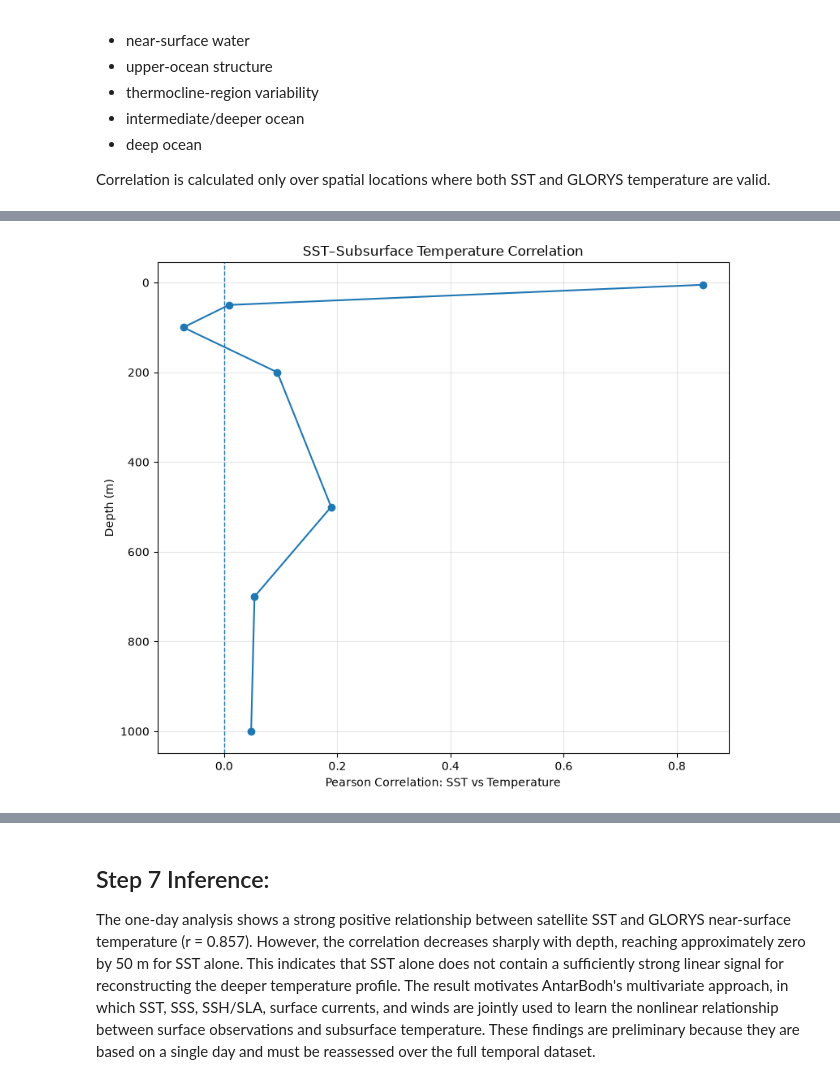
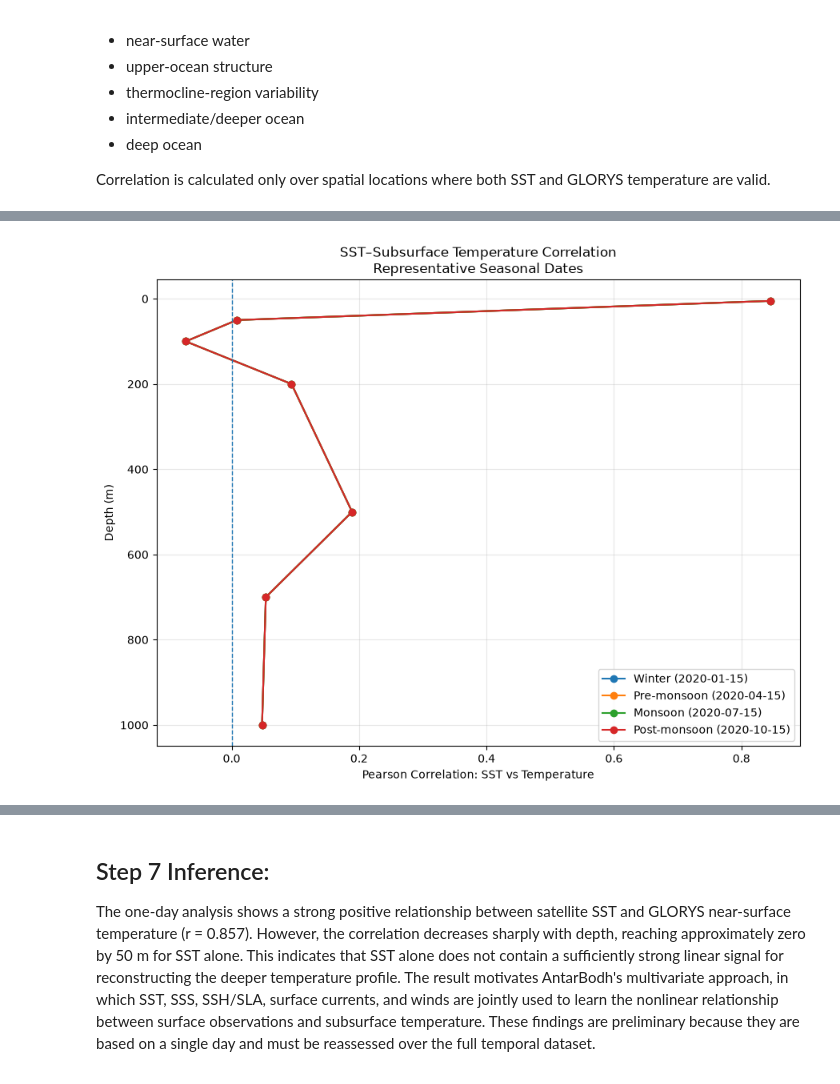
Before and after one commit to itzzfalcon52/Antarbodh-demo, a Jupyter notebook: notebooks/03_preprocessing.ipynb, the cells around one changed output, grey strips where cells are left out. Cells and saved outputs as stored; diff of their text form; code cells hidden in the pictures.

```diff
--- a/notebooks/03_preprocessing.ipynb
+++ b/notebooks/03_preprocessing.ipynb
@@ -1826,0 +2491,18 @@ for target_depth in test_depths:
+# %%
+# ============================================================
+# Representative Dates for Multi-season EDA
+# ============================================================
+
+representative_dates = [
+    "2020-01-15",
+    "2020-04-15",
+    "2020-07-15",
+    "2020-10-15",
+]
+
+print(
+    "Representative dates:"
+)
+
+for date in representative_dates:
+    print(" -", date)
@@ -1827,34 +3023,59 @@ for target_depth in test_depths:
 # %%
-plt.figure(figsize=(8, 7))
+# ============================================================
+# Plot SST–Subsurface Correlation Profiles
+# ============================================================
 
-plt.plot(
-    sst_depth_correlations,
-    test_depths,
-    marker="o"
-)
+plt.figure(figsize=(9, 7))
+
+for date in representative_dates:
+
+    plt.plot(
+        sst_seasonal_corr.sel(
+            date=date
+        ).values,
+        sst_seasonal_corr.depth.values,
+        marker="o",
+        label=(
+            f"{season_labels[date]} "
+            f"({date})"
+        )
+    )
 
 plt.gca().invert_yaxis()
 
 plt.axvline(
     0,
     linestyle="--",
     linewidth=1
 )
 
-plt.xlabel("Pearson Correlation: SST vs Temperature")
+plt.xlabel(
+    "Pearson Correlation: SST vs Temperature"
+)
+
 plt.ylabel("Depth (m)")
-plt.title("SST–Subsurface Temperature Correlation")
 
-plt.grid(True, alpha=0.3)
+plt.title(
+    "SST–Subsurface Temperature Correlation\n"
+    "Representative Seasonal Dates"
+)
+
+plt.legend()
+
+plt.grid(
+    True,
+    alpha=0.3
+)
 
 plt.tight_layout()
 
 plt.savefig(
-    FIGURES_DIR / "sst_subsurface_temperature_correlation.png",
+    FIGURES_DIR
+    / "sst_subsurface_temperature_correlation_seasonal.png",
     dpi=150,
     bbox_inches="tight"
 )
 
 plt.show()
 # %% [output]
-[figure, old version]
+[figure, new version]
```
Also changed, not shown: parts of 162 cells of this notebook, 26 other files.
